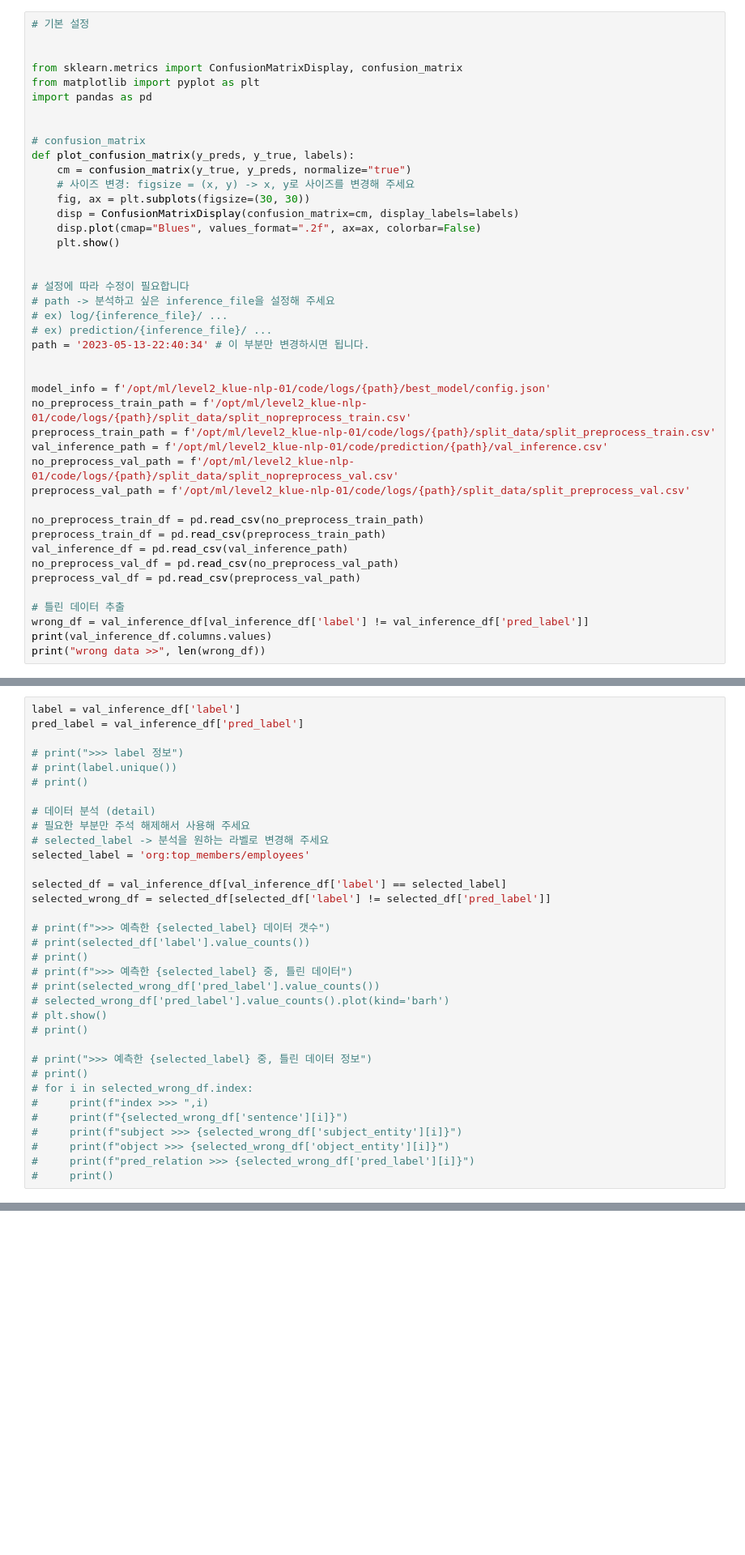
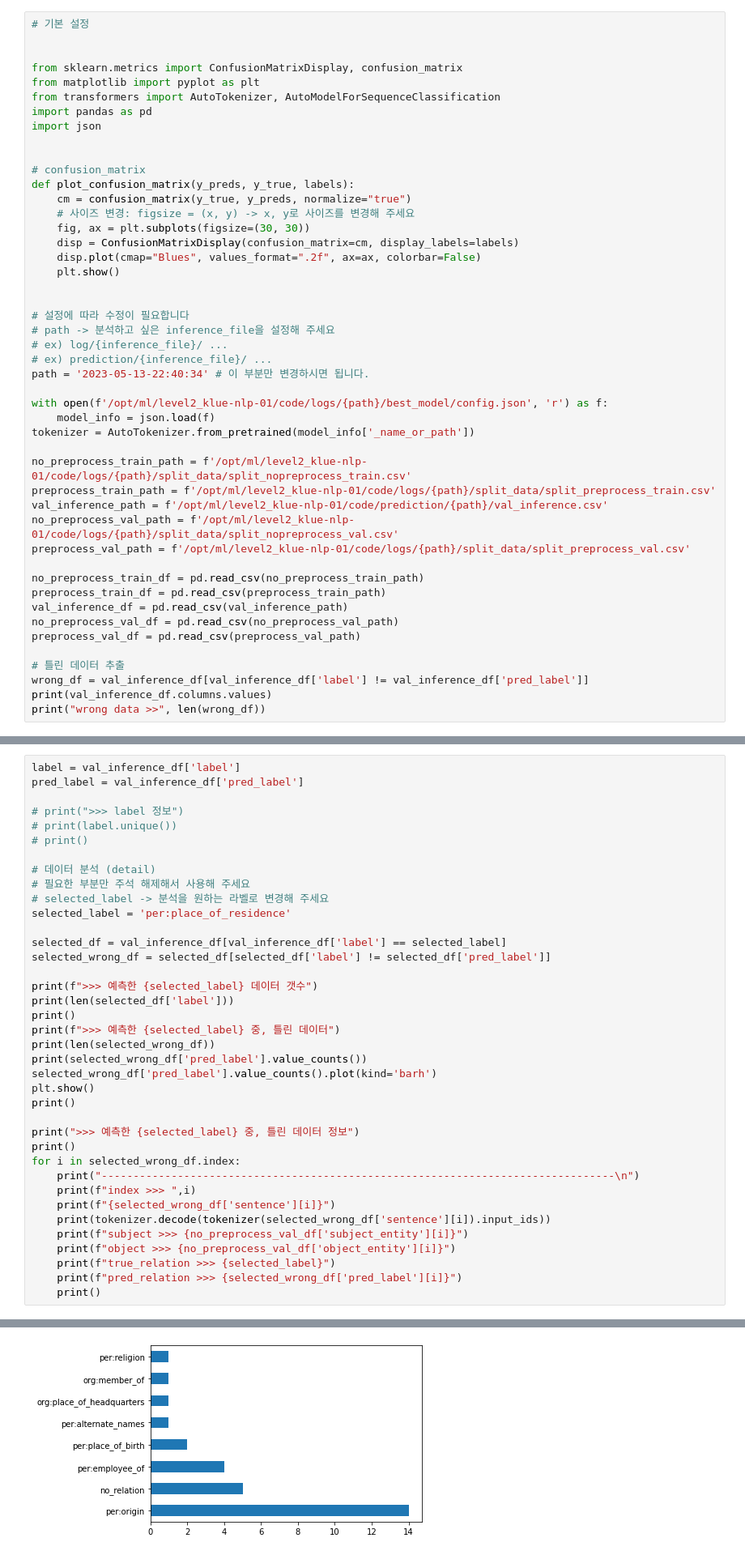
Before and after one commit to boostcampaitech5/level2_klue-nlp-01, a Jupyter notebook: error_analysis.ipynb, the cells around one changed output, grey strips where cells are left out. Shown at 81% size. Saved outputs shown, nothing was run; the diff lists cells and outputs as text; blank space fills up the shorter version.

Commit message:
feature) error_analysis -> tokenizer추가

```diff
--- a/error_analysis.ipynb
+++ b/error_analysis.ipynb
@@ -4,7 +4,9 @@
 
 from sklearn.metrics import ConfusionMatrixDisplay, confusion_matrix
 from matplotlib import pyplot as plt
+from transformers import AutoTokenizer, AutoModelForSequenceClassification
 import pandas as pd
+import json
 
 
 # confusion_matrix
@@ -23,8 +25,10 @@ def plot_confusion_matrix(y_preds, y_true, labels):
 # ex) prediction/{inference_file}/ ...
 path = '2023-05-13-22:40:34' # 이 부분만 변경하시면 됩니다.
 
+with open(f'/opt/ml/level2_klue-nlp-01/code/logs/{path}/best_model/config.json', 'r') as f:
+    model_info = json.load(f)
+tokenizer = AutoTokenizer.from_pretrained(model_info['_name_or_path'])
 
-model_info = f'/opt/ml/level2_klue-nlp-01/code/logs/{path}/best_model/config.json'
 no_preprocess_train_path = f'/opt/ml/level2_klue-nlp-01/code/logs/{path}/split_data/split_nopreprocess_train.csv'
 preprocess_train_path = f'/opt/ml/level2_klue-nlp-01/code/logs/{path}/split_data/split_preprocess_train.csv'
 val_inference_path = f'/opt/ml/level2_klue-nlp-01/code/prediction/{path}/val_inference.csv'
@@ -97,26 +120,31 @@ pred_label = val_inference_df['pred_label']
 # 데이터 분석 (detail)
 # 필요한 부분만 주석 해제해서 사용해 주세요
 # selected_label -> 분석을 원하는 라벨로 변경해 주세요
-selected_label = 'org:top_members/employees'
+selected_label = 'per:place_of_residence'
 
 selected_df = val_inference_df[val_inference_df['label'] == selected_label]
 selected_wrong_df = selected_df[selected_df['label'] != selected_df['pred_label']]
 
-# print(f">>> 예측한 {selected_label} 데이터 갯수")
-# print(selected_df['label'].value_counts())
-# print()
-# print(f">>> 예측한 {selected_label} 중, 틀린 데이터")
-# print(selected_wrong_df['pred_label'].value_counts())
-# selected_wrong_df['pred_label'].value_counts().plot(kind='barh')
-# plt.show()
-# print()
+print(f">>> 예측한 {selected_label} 데이터 갯수")
+print(len(selected_df['label']))
+print()
+print(f">>> 예측한 {selected_label} 중, 틀린 데이터")
+print(len(selected_wrong_df))
+print(selected_wrong_df['pred_label'].value_counts())
+selected_wrong_df['pred_label'].value_counts().plot(kind='barh')
+plt.show()
+print()
 
-# print(">>> 예측한 {selected_label} 중, 틀린 데이터 정보")
-# print()
-# for i in selected_wrong_df.index:
-#     print(f"index >>> ",i)
-#     print(f"{selected_wrong_df['sentence'][i]}")
-#     print(f"subject >>> {selected_wrong_df['subject_entity'][i]}")
-#     print(f"object >>> {selected_wrong_df['object_entity'][i]}")
-#     print(f"pred_relation >>> {selected_wrong_df['pred_label'][i]}")
-#     print()
+print(">>> 예측한 {selected_label} 중, 틀린 데이터 정보")
+print()
+for i in selected_wrong_df.index:
+    print("---------------------------------------------------------------------------------\n")
+    print(f"index >>> ",i)
+    print(f"{selected_wrong_df['sentence'][i]}")
+    print(tokenizer.decode(tokenizer(selected_wrong_df['sentence'][i]).input_ids))
+    print(f"subject >>> {no_preprocess_val_df['subject_entity'][i]}")
+    print(f"object >>> {no_preprocess_val_df['object_entity'][i]}")
+    print(f"true_relation >>> {selected_label}")
+    print(f"pred_relation >>> {selected_wrong_df['pred_label'][i]}")
+    print()
+# %% [output]
@@ -122,0 +165 @@ selected_wrong_df = selected_df[selected_df['label'] != selected_df['pred_label'
+[figure, added]
```
Also changed, not shown: parts of 2 cells of this notebook.
